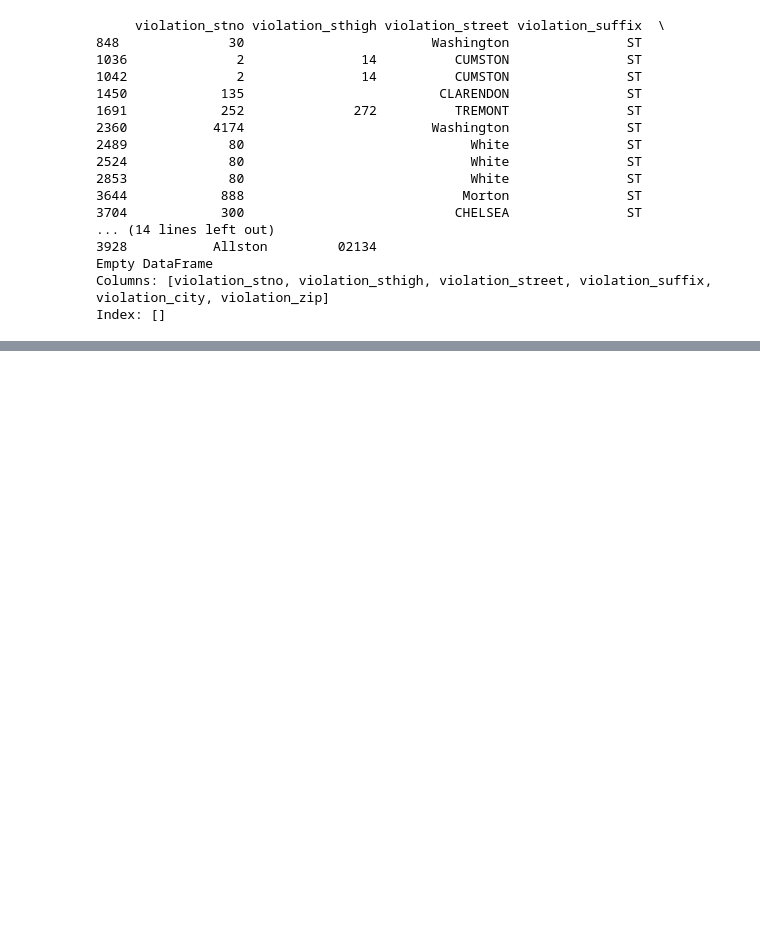
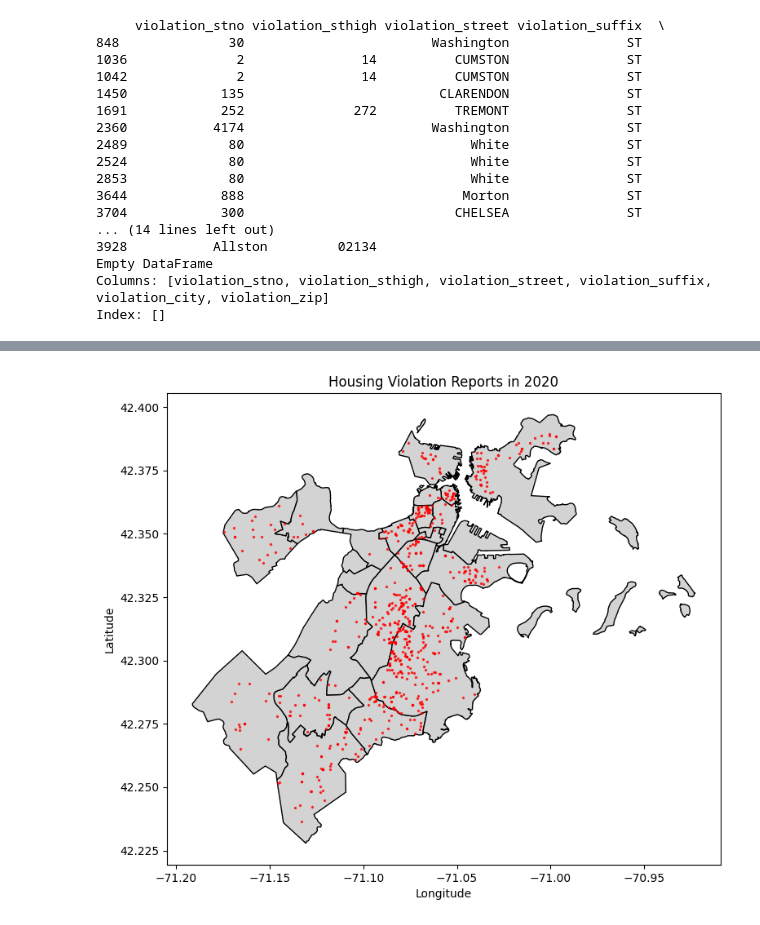
Before and after one commit to irisRen04/cs506-off_campus_housing-Ren-James, a Jupyter notebook: Building_Property.ipynb, the cells around one changed output, grey strips where cells are left out. Drawn from its saved outputs; the diff is of its cells as text; code cells hidden in the pictures; blank space fills up the shorter version.

```diff
--- a/Building_Property.ipynb
+++ b/Building_Property.ipynb
@@ -235,0 +196,16 @@ plt.show()
+# %%
+# Static Overlay for 2020
+fig, ax = plt.subplots(1, 1, figsize=(12, 7.5))
+
+neighborhoods = gpd.read_file('rawdata/ShapeFiles/Boston_Neighborhood_Boundaries.shp')
+
+# Overlay the scatterplot
+neighborhoods.plot(ax=ax, color='lightgray', edgecolor='black')
+ax.scatter(year2020['longitude'], year2020['latitude'], s=2, color='red', alpha=0.7, zorder=5)
+
+ax.set_title('Housing Violation Reports in 2020')
+ax.set_xlabel('Longitude')
+ax.set_ylabel('Latitude')
+plt.show()
+# %% [output]
+[figure, added]
```
Also changed, not shown: parts of 19 cells of this notebook, 20 other files.
